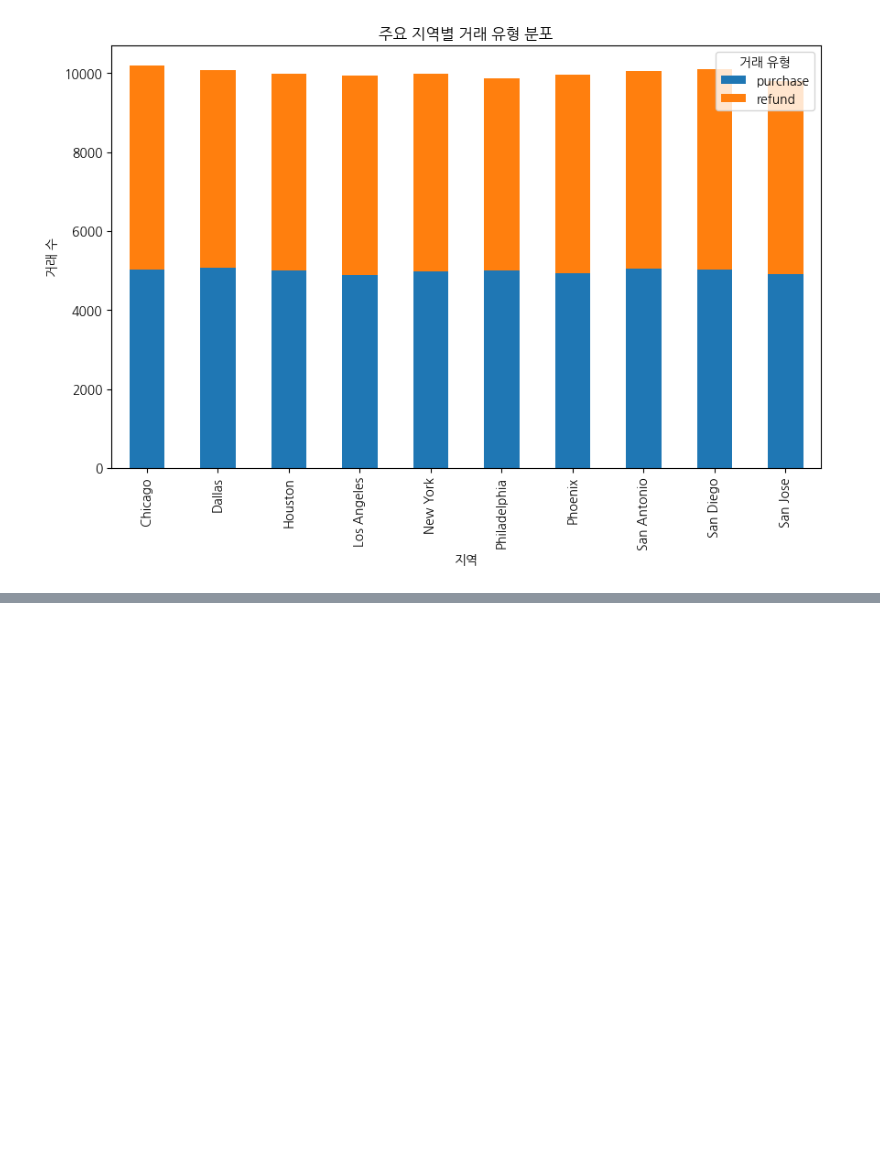
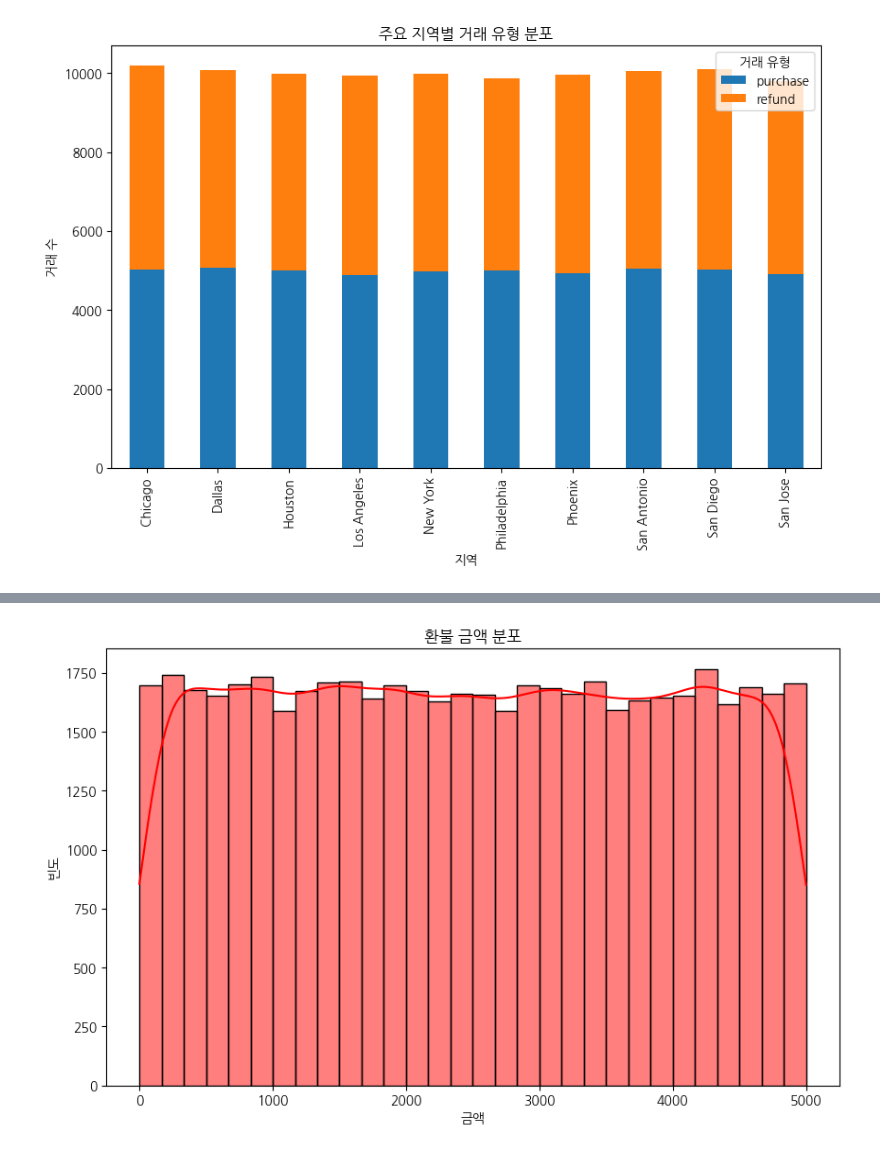
Before and after one commit to jihun-shim/study_data_analytics, a Jupyter notebook: quest/EDA/CreditCardFraudDetection.ipynb, the cells around one changed output, grey strips where cells are left out. Saved outputs shown, nothing was run; the diff lists cells and outputs as text; code cells hidden in the pictures; blank space fills up the shorter version.

```diff
--- a/quest/EDA/CreditCardFraudDetection.ipynb
+++ b/quest/EDA/CreditCardFraudDetection.ipynb
@@ -143,0 +229,15 @@ plt.show
+# %%
+# 4. 환불 비율 및 금액 분포 확인
+# 환불 요청이 있는 데이터 필터링
+refund_data = df_cfd[df_cfd['TransactionType'] == 'refund'] # 환불 데이터만 선택
+refund_rate = len(refund_data) / len(df_cfd) * 100 # 환불 비율 계산
+# %%
+# 환불금액 분포 시각화
+plt.figure(figsize = (10,6))
+sns.histplot(refund_data['Amount'], bins=30, kde=True, color='red')
+plt.title('환불 금액 분포')
+plt.xlabel('금액')
+plt.ylabel('빈도')
+plt.show()
+# %% [output]
+[figure, added]
```
Also changed, not shown: parts of 8 cells of this notebook.
